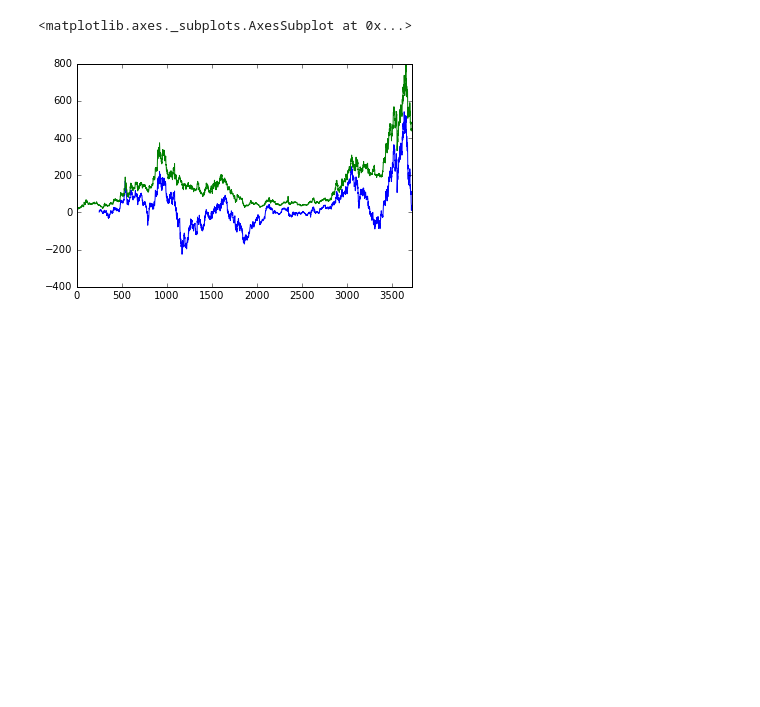
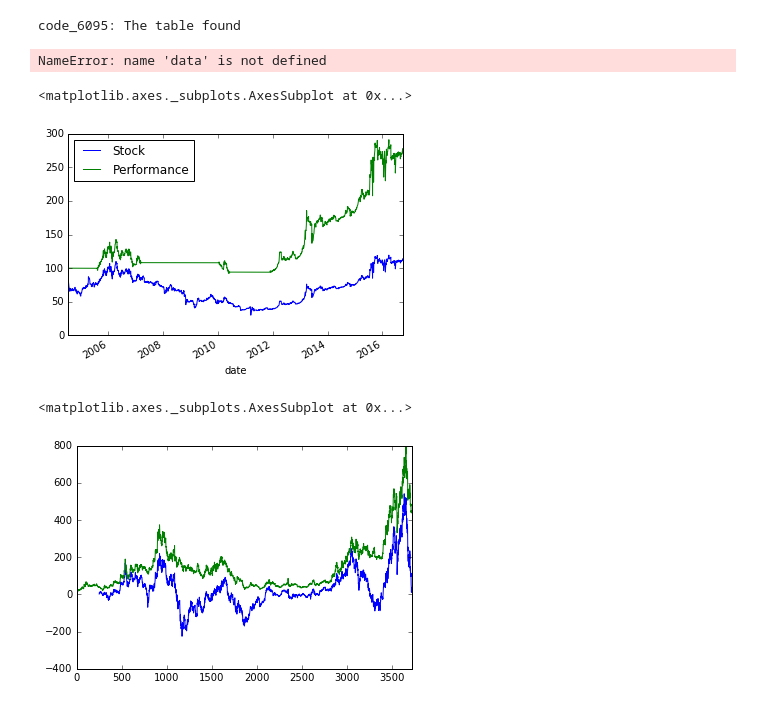
Before and after one commit to 5QgKxT2j/Stock_Analysis, a Jupyter notebook: momentum.ipynb, the cells around one changed output. Saved outputs shown, nothing was run; the diff lists cells and outputs as text; code cells hidden in the pictures; blank space fills up the shorter version.

```diff
--- a/momentum.ipynb
+++ b/momentum.ipynb
@@ -21,4 +18,0 @@ ta.get_function_groups
-# %%
-db = DB(4293)
-data = db.read()
-# 9433 KDDI
@@ -26,0 +19,7 @@ code_4293: The table found
+# %%
+conn = sqlite3.connect("brand.sqlite3")
+brand_list = psql.read_sql('select * from brand_list where market = "マザーズ"',conn)
+# %%
+codes = {}
+for row in brand_list.values:
+    codes[row[2]] = row[0]
@@ -27,3 +50,57 @@ code_4293: The table found
+# %%
+w = widgets.Dropdown(
+    options = codes,
+    values=3935,
+    description='銘柄：'
+)
+display(w)
+
+button = widgets.Button(description="データ読み込み")
+display(button)
+button.on_click(read_data(w.value))
+# %% [output]
+code_6095: The table found
+# %%
+momentum = ta.MOM(data['close'].values,250)
+
+length = len(data.index)
+cash = [None for row in range(length)]
+position = [None for row in range(length)]
+asset = [None for row in range(length)]
+
+cash[0] = 100000
+position[0] = 0
+
+for i, (index, row) in enumerate(data.iterrows()):
+    if i > 0:
+        cash[i] = cash[i-1]
+        position[i] = position[i-1]
+
+        if momentum[i] > 0 and momentum[i-1] < 0:
+            amount = cash[i] // row['close']
+            position[i] += amount
+            cash[i] -= amount * row['close'] + 150
+
+        elif momentum[i] < 0 and momentum[i-1] > 0:
+            cash[i] += position[i] * row['close'] - 150
+            position[i] =0
+    asset[i] = cash[i] + position[i] * row['close']
+
+data['asset'] = asset
+# %% [output]
+NameError: name 'data' is not defined
+# %%
+# plot result
+d2 = pd.DataFrame()
+d2['Stock'] = data['close'] / data['close'][0] * 100
+d2['Performance'] = asset
+d2['Performance'] = d2['Performance'] / asset[0] * 100
+d2 = d2.set_index(pd.to_datetime(data['date']))
+
+d2.plot()
+# %% [output]
+<matplotlib.axes._subplots.AxesSubplot at 0x...>
+[figure, added]
 # %%
 data['momentam'] = ta.MOM(data['close'].values,250)
 data['momentam'].plot()
```
Also changed, not shown: parts of 9 cells of this notebook, 1 other file.
